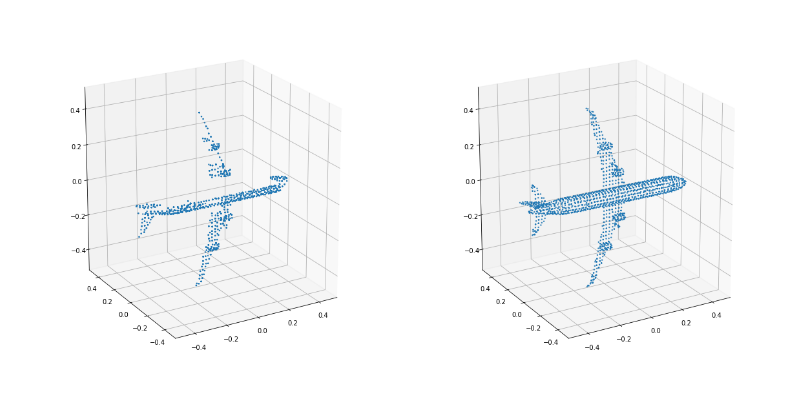
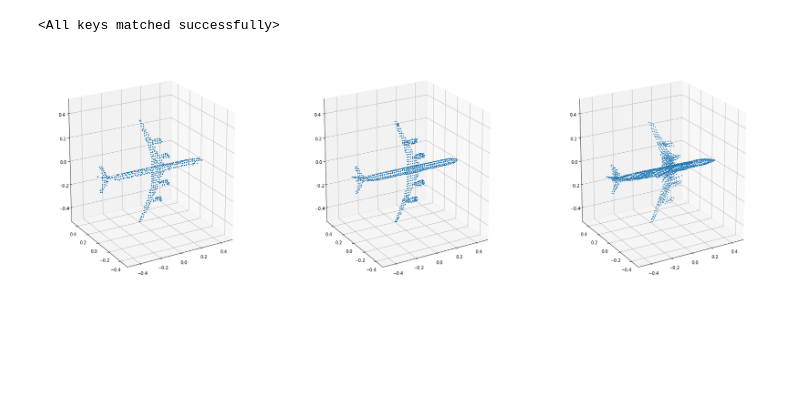
Before and after one commit to RaminHasibi/SA_Net, a Jupyter notebook: Eval.ipynb, the cells around one changed output. Saved outputs shown, nothing was run; the diff lists cells and outputs as text; code cells hidden in the pictures; blank space fills up the shorter version.

Commit message:
model eval

```diff
--- a/Eval.ipynb
+++ b/Eval.ipynb
@@ -11,3 +11,29 @@ dataset = Completion3D(path, split='train',categories='Airplane')
+# %%
+path = '../data/Completion3D/'
+dataset = Completion3D(path, split='train',categories='Airplane')
+batch_size = 2
+device = torch.device('cuda')
+model = SaNet().to(device)
+test_loader = DataLoader(
+    dataset, batch_size=batch_size, shuffle=False)
+model.load_state_dict(torch.load('./trained/SA_net_Ch130.pt',map_location=device))
+# %% [output]
+<All keys matched successfully>
+# %%
+gen_data = {
+    'pred': np.empty([len(dataset),2048,3]),
+    'true': np.empty([len(dataset),2048,3]),
+    'original': np.empty([len(dataset),2048,3]),
+}
+model.eval()
+for i,data in enumerate(test_loader):
+    data = data.to(device)
+    with torch.no_grad():
+        begin = i*batch_size
+        end = begin + len(data.category)
+        gen_data['pred'][begin:end] = model(data)[0].cpu().numpy().reshape((-1,2048,3))
+        gen_data['true'][begin:end] = data.y.cpu().numpy().reshape((-1,2048,3))
+        gen_data['original'][begin:end] = data.pos.cpu().numpy().reshape((-1,2048,3))
 # %%
 def plot_3d_point_cloud(x, y, z, show=True, show_axis=True, in_u_sphere=False, marker='.', s=8, alpha=0.8, figsize=(15, 7), elev=20, azim=240, axis=None, title=None, *args, **kwargs):
 
@@ -47,16 +73,20 @@ def plot_3d_point_cloud(x, y, z, show=True, show_axis=True, in_u_sphere=False, m
 
     return fig
 # %%
-fig = plt.figure(figsize=(20,10))
-ax_pred = fig.add_subplot(121, projection='3d')
-ax_true = fig.add_subplot(122, projection='3d')
-num = 1
-plot_3d_point_cloud(dataset[num].pos[:,0],
-                    dataset[num].pos[:,1],
-                    dataset[num].pos[:,2], in_u_sphere=True,axis=ax_pred,show=False);
-plot_3d_point_cloud(dataset[num].y[:,0],
-                    dataset[num].y[:,1],
-                    dataset[num].y[:,2], in_u_sphere=True,axis=ax_true,show=False);
-plt.show()
+fig = plt.figure(figsize=(30,10))
+ax_pred = fig.add_subplot(133, projection='3d')
+ax_true = fig.add_subplot(132, projection='3d')
+ax_orig = fig.add_subplot(131, projection='3d')
+num = 50
+
+plot_3d_point_cloud(gen_data['pred'][num][:,0],
+                    gen_data['pred'][num][:,1],
+                    gen_data['pred'][num][:,2], in_u_sphere=True,axis=ax_pred,show=False);
+plot_3d_point_cloud(gen_data['true'][num][:,0],
+                    gen_data['true'][num][:,1],
+                    gen_data['true'][num][:,2], in_u_sphere=True,axis=ax_true,show=False);
+plot_3d_point_cloud(gen_data['original'][num][:,0],
+                    gen_data['original'][num][:,1],
+                    gen_data['original'][num][:,2], in_u_sphere=True,axis=ax_orig,show=False);
 # %% [output]
-[figure, old version]
+[figure, new version]
```
Also changed, not shown: parts of 2 cells of this notebook.
